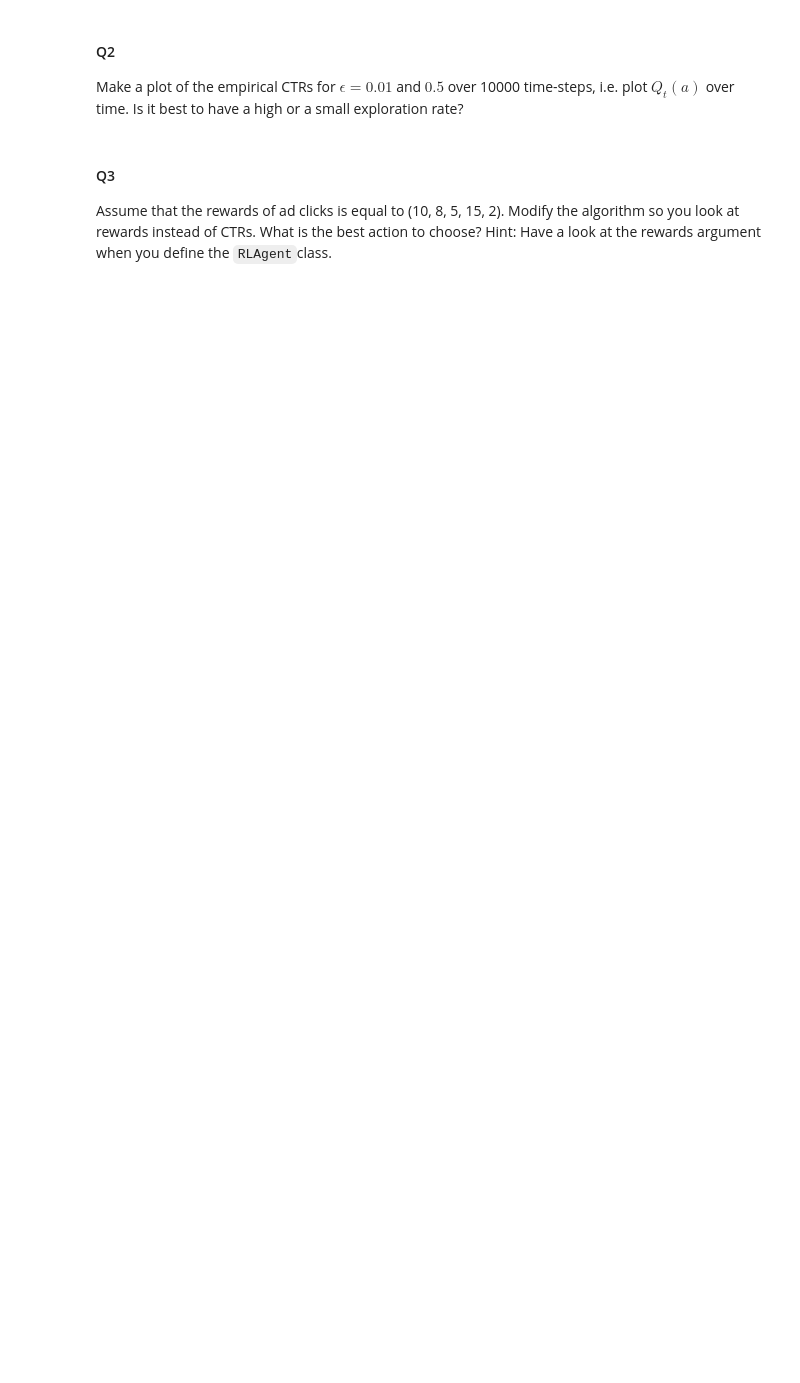
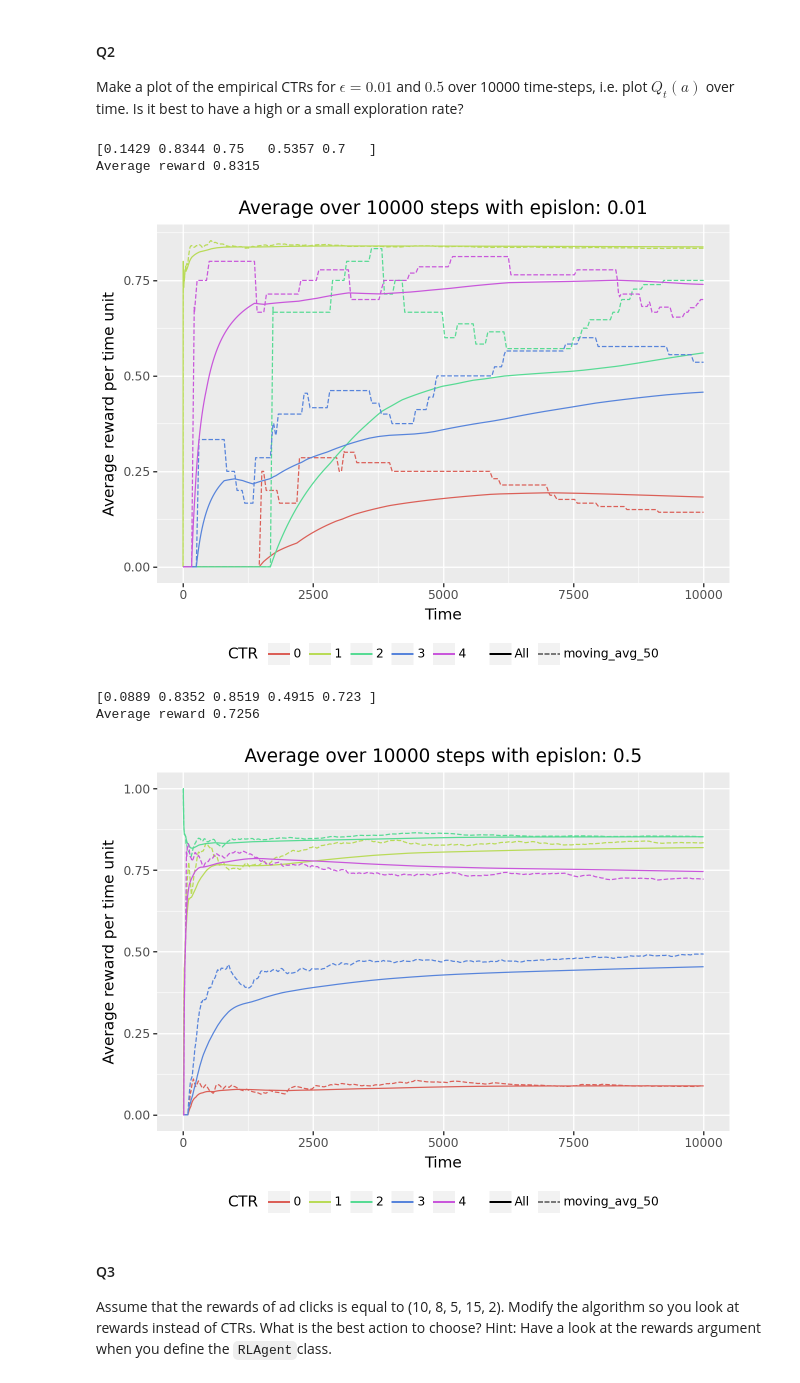
Before and after one commit to simon-mellergaard/RL, a Jupyter notebook: Exercises/05_bandit.ipynb, the cells around one changed output. Saved outputs shown, nothing was run; the diff lists cells and outputs as text; code cells hidden in the pictures; blank space fills up the shorter version.

```diff
--- a/Exercises/05_bandit.ipynb
+++ b/Exercises/05_bandit.ipynb
@@ -713,22 +745,93 @@ Make a plot of the empirical CTRs for $\epsilon = 0.01$ and $0.5$ over 10000 tim
 # %%
 ## Your solution here
 
 # Basically we modify the previous test function a bit
 def test_eg_with_plot(env, epsilon, steps=10000):
     """
     Tests the performance of the epsilon-greedy bandit algorithm and plots estimated CTRs.
 
     Args:
         epsilon (float): The probability of selecting a random action (exploration).
         steps (int): The total number of time steps (users) for the simulation.
 
     Returns:
         dict: A dictionary containing:
               - 'qV': The final estimated Q-values (CTRs) for each ad.
               - 'avg_reward': The average reward (clicks) per user over the simulation.
               - 'plt': The plotnine plot of estimated CTRs over time.
     """
-    # ___
+    # Create a new RLAgent instance for the simulation.
+    # The agent is initialized with 5 actions (ads) and the specified epsilon.
+    agent = RLAgent(k=5, epsilon=epsilon)
+    rew = np.zeros((steps, env.k))
+
+    # Initialize the total reward accumulated over the simulation.
+    total_reward = 0
+
+    # Loop through each time step, simulating a new user.
+    for t in range(steps):
+        # The agent selects an action (ad) using the epsilon-greedy strategy.
+        action = agent.select_action_eg()
+
+        # The environment provides a reward (click or no click) for the chosen ad.
+        reward = env.reward(action)
+
+        # Add the received reward to the total reward.
+        total_reward += reward
+
+        # The agent updates its internal estimates (Q-values and action counts)
+        # based on the action taken and the reward received.
+        agent.update_q(action, reward)
+        rew[t, ] += agent.qV
+
+    # Calculate the average reward per step (user).
+    average_reward = total_reward / steps
+    rew_df = pd.DataFrame(rew / 1, columns=[0, 1, 2, 3, 4])
+
+    dat1 = (rew_df
+            >> gather('CTR', 'reward', add_id=True) # to long format
+            >> rename(t = X._ID)
+            >> mutate(t = X.t + 1)
+            >> group_by(X.CTR)
+            >> mutate(All=X.reward.cumsum() / X.t,
+                      moving_avg_50=X.reward.rolling(window=50, min_periods=1).mean())  # Moving average calculation requires pandas rolling directly
+            >> select(~X.reward)
+            >> gather('name', 'value', ['All', 'moving_avg_50']) # Use gather from dfply
+    )
+    pt1 = (
+        ggplot(dat1, aes(x='t', y='value', color='CTR', linetype='name'))
+        + geom_line()
+        + labs(y='Average reward per time unit', x='Time', title=f'Average over {steps} steps with epislon: {epsilon}', color='CTR', linetype='')
+        + theme(legend_position='bottom')
+    )
+
+    # Return the final estimated Q-values and the average reward.
+    return {'q': agent.qV, 'avg_reward': average_reward, 'plt': pt1}
+
+
+# Set random seed
+random.seed(327)
+np.random.seed(327)
+
+# Make environment and do the experiment
+env = RLAdEnv()
+results = test_eg_with_plot(env, 0.01)
+print(results['q'])
+print(f'Average reward {results['avg_reward']}')
+results['plt'].show()
+
+env = RLAdEnv()
+results = test_eg_with_plot(env, 0.5)
+print(results['q'])
+print(f'Average reward {results['avg_reward']}')
+results['plt'].show()
+# %% [output]
+[0.1429 0.8344 0.75   0.5357 0.7   ]
+Average reward 0.8315
+[figure, added]
+[0.0889 0.8352 0.8519 0.4915 0.723 ]
+Average reward 0.7256
+[figure, added]
 # %%
 #@title Solution (don't look too early)
 
```
Also changed, not shown: parts of 8 cells of this notebook.
